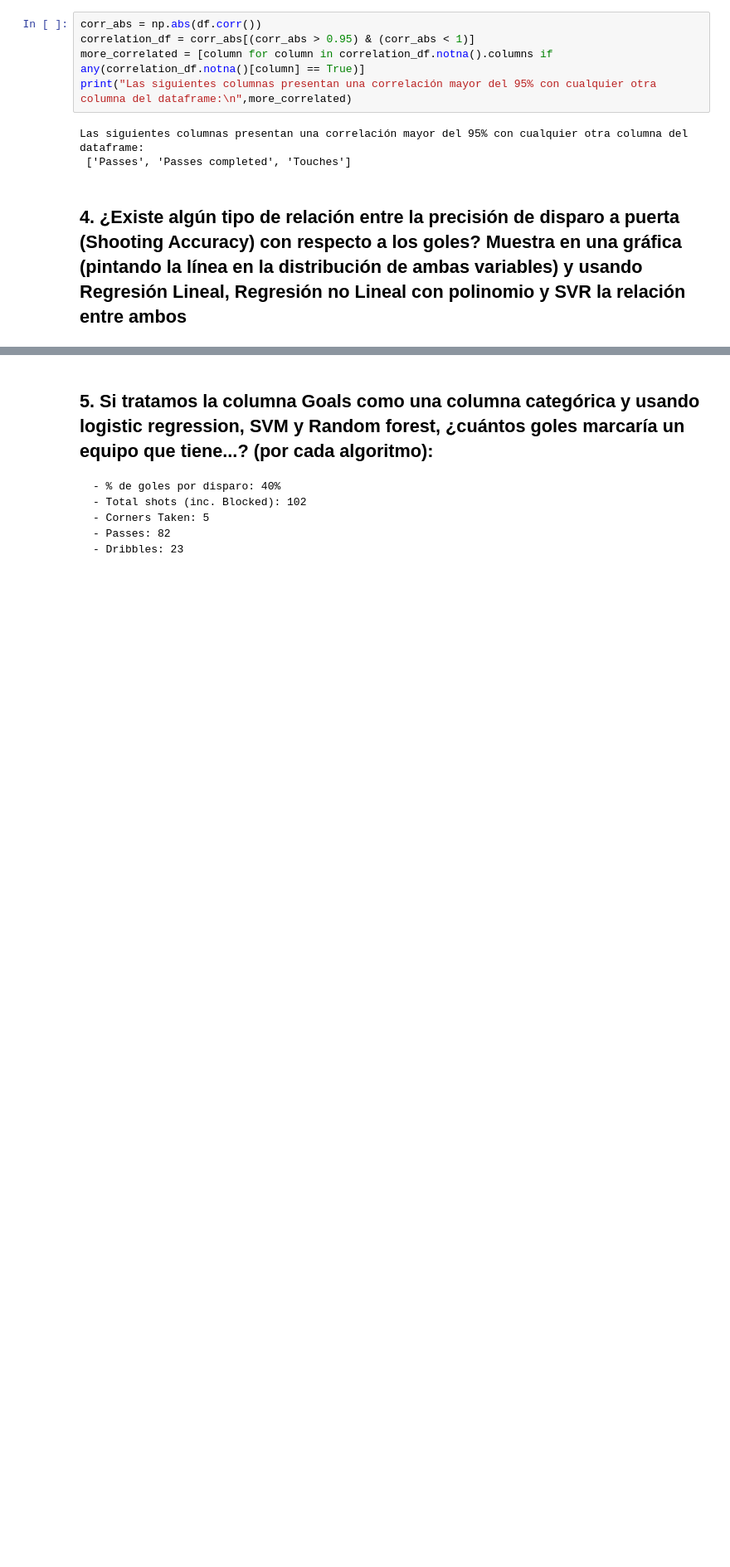
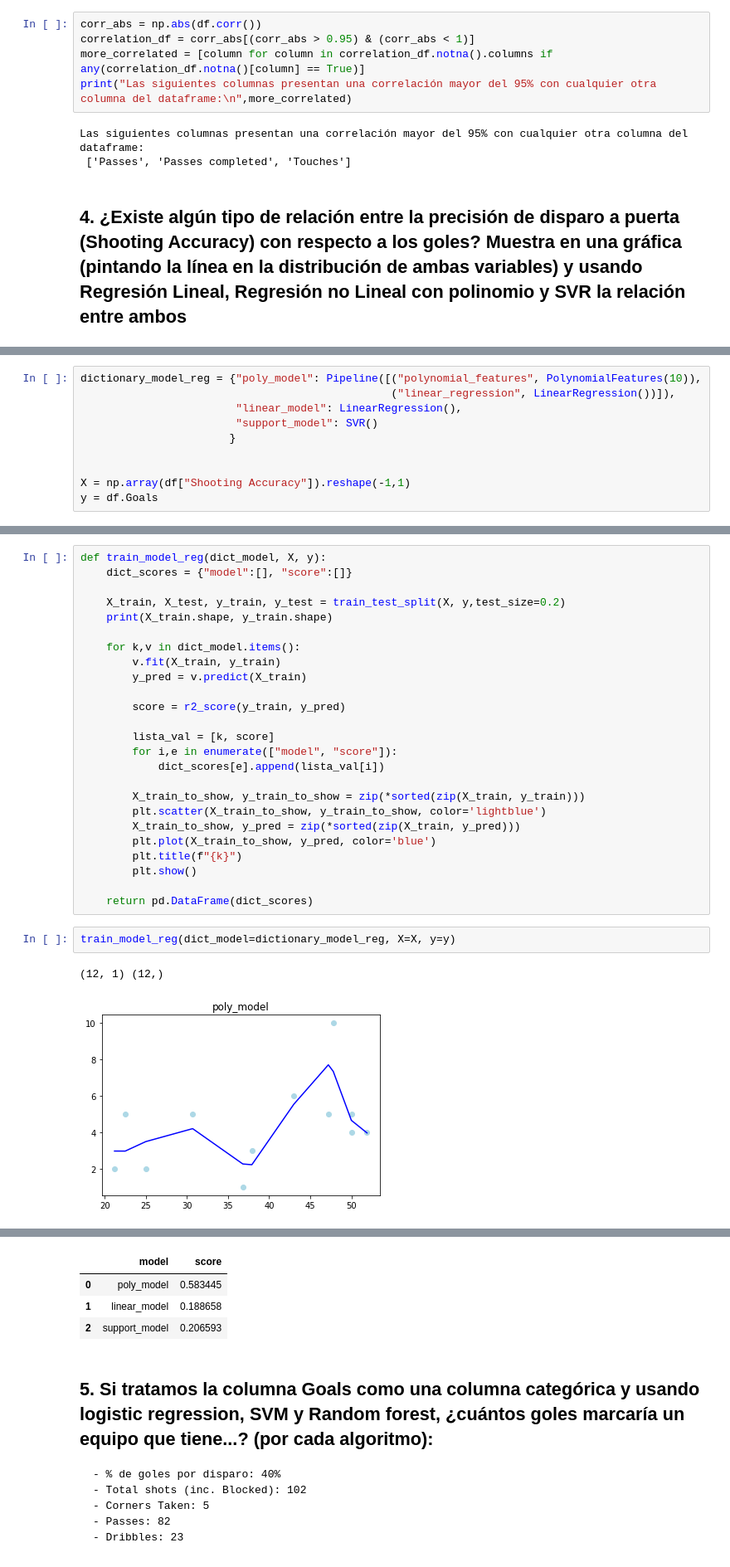
Before and after one commit to rafazamb/DS_PT_ENE21, a Jupyter notebook: 2-Machine_Learning/2.1_Supervised/2.1.6 SVM/2 - football_stats - Solución.ipynb, the cells around one changed output, grey strips where cells are left out. Shown at 83% size. Cells and saved outputs as stored; diff of their text form; blank space fills up the shorter version.

```diff
--- a/2-Machine_Learning/2.1_Supervised/2.1.6 SVM/2 - football_stats - Solución.ipynb
+++ b/2-Machine_Learning/2.1_Supervised/2.1.6 SVM/2 - football_stats - Solución.ipynb
@@ -144,0 +154,10 @@ Las siguientes columnas presentan una correlación mayor del 95% con cualquier o
+# %%
+dictionary_model_reg = {"poly_model": Pipeline([("polynomial_features", PolynomialFeatures(10)),
+                                                ("linear_regression", LinearRegression())]),
+                        "linear_model": LinearRegression(),
+                        "support_model": SVR()
+                       }
+
+
+X = np.array(df["Shooting Accuracy"]).reshape(-1,1)
+y = df.Goals
@@ -144,0 +184,30 @@ Las siguientes columnas presentan una correlación mayor del 95% con cualquier o
+# %%
+def train_model_reg(dict_model, X, y):
+    dict_scores = {"model":[], "score":[]}
+
+    X_train, X_test, y_train, y_test = train_test_split(X, y,test_size=0.2)
+    print(X_train.shape, y_train.shape)
+
+    for k,v in dict_model.items():
+        v.fit(X_train, y_train)
+        y_pred = v.predict(X_train)
+
+        score = r2_score(y_train, y_pred)
+
+        lista_val = [k, score]
+        for i,e in enumerate(["model", "score"]):
+            dict_scores[e].append(lista_val[i])
+
+        X_train_to_show, y_train_to_show = zip(*sorted(zip(X_train, y_train)))
+        plt.scatter(X_train_to_show, y_train_to_show, color='lightblue')
+        X_train_to_show, y_pred = zip(*sorted(zip(X_train, y_pred)))
+        plt.plot(X_train_to_show, y_pred, color='blue')
+        plt.title(f"{k}")
+        plt.show()
+
+    return pd.DataFrame(dict_scores)
+# %%
+train_model_reg(dict_model=dictionary_model_reg, X=X, y=y)
+# %% [output]
+(12, 1) (12,)
+[figure, added]
@@ -145,3 +216,7 @@ Las siguientes columnas presentan una correlación mayor del 95% con cualquier o
+|  | model | score |
+| 0 | poly_model | 0.583445 |
+| 1 | linear_model | 0.188658 |
+| 2 | support_model | 0.206593 |
 # %% [markdown]
 ## 5. Si tratamos la columna Goals como una columna categórica y usando logistic regression, SVM y Random forest, ¿cuántos goles marcaría un equipo que tiene...? (por cada algoritmo):
 
```
Also changed, not shown: parts of 10 cells of this notebook, 9 other files.
